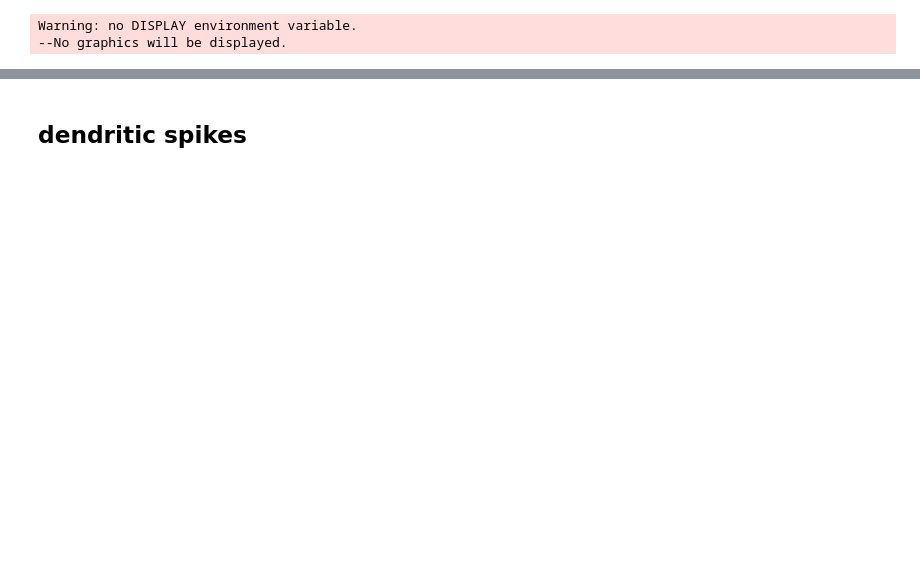
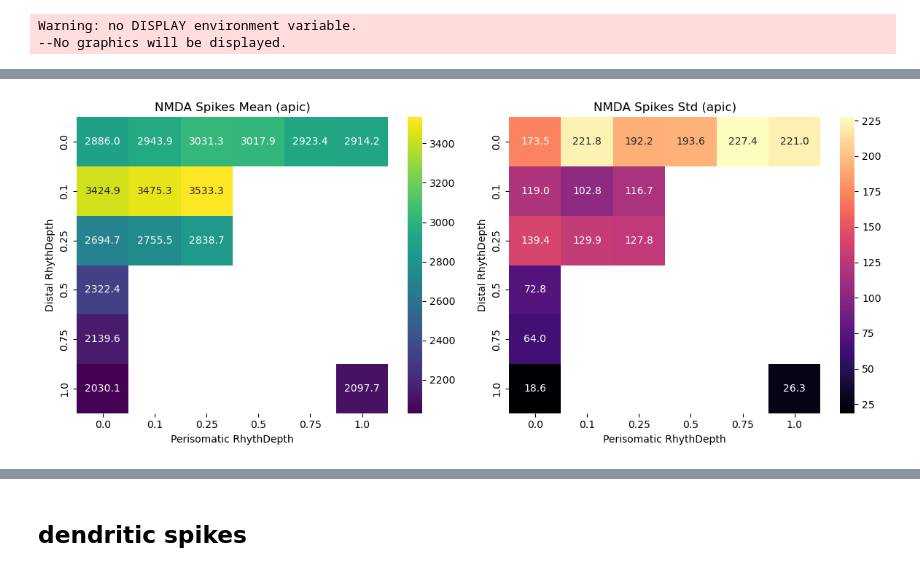
Before and after one commit to davidfague/Neural-Modeling, a Jupyter notebook: notebooks/rhyth_depth_mod_across_seeds.ipynb, the cells around one changed output, grey strips where cells are left out. Saved outputs shown, nothing was run; the diff lists cells and outputs as text; code cells hidden in the pictures; blank space fills up the shorter version.

Commit message:
update result of /notebooks/rhyth_depth_mod_across_seeds.ipynb

```diff
--- a/notebooks/rhyth_depth_mod_across_seeds.ipynb
+++ b/notebooks/rhyth_depth_mod_across_seeds.ipynb
@@ -1,7 +1,9 @@
 # %% [markdown]
 Notebook for analyzing the distribution of dendritic spikes across random_seed & depth_of_modulation
 # %%
-sim_directory = "/home/drfrbc/Neural-Modeling/scripts/2025-01-13-14-26-16-BenSynapses_testing_depth_of_mod"
+# sim_directory = "/home/drfrbc/Neural-Modeling/scripts/2025-01-13-14-26-16-BenSynapses_testing_depth_of_mod"
+# sim_directory = "/home/drfrbc/Neural-Modeling/scripts/2025-02-01-11-40-BenSynapses_testing_new_tuning"
+sim_directory = "/home/drfrbc/Neural-Modeling/scripts/2025-02-13-12-46-measuring_across_rhyths_across_seeds"
 # %%
 %cd ../scripts
 # %% [output]
@@ -62,7 +64,11 @@ Retry 115/1000 failed: Trace length is 17 not 20, retrying...
 # %%
+# record soma firing rates, depth of modulations.
+
 from Modules import analysis
 # Initialize a list to store soma firing rates
 soma_firing_rates = []
+distal_rhyth_depths = []
+perisomatic_rhyth_depths = []
 
 # Compute the soma firing rate for each simulation directory
 for sim_dir in spike_table.simulation_directory:
@@ -78,5 +84,88 @@ for sim_dir in spike_table.simulation_directory:
     firing_rate = len(spks[0][:]) / (params.h_tstop / 1000)  # Convert ms to seconds
     soma_firing_rates.append(firing_rate)
 
+    distal_rhyth_depths.append(params.rhyth_depth_inh_distal)
+    perisomatic_rhyth_depths.append(params.rhyth_depth_inh_perisomatic)
+
 # Add the soma firing rate column to spike_table
 spike_table['soma_firing_rate'] = soma_firing_rates
+spike_table['perisomatic_rhyth_depth'] = perisomatic_rhyth_depths
+spike_table['distal_rhyth_depth'] = distal_rhyth_depths
+# %%
+import pandas as pd
+import matplotlib.pyplot as plt
+import seaborn as sns
+
+# --- 1. Grouping by both rhythmic depth variables ---
+# Adjust the grouping to use both distal and perisomatic rhythmic depths
+grouped_stats = spike_table.groupby(
+    ['distal_rhyth_depth', 'perisomatic_rhyth_depth', 'Segment_Type']
+)[['Total_NMDA_Spikes', 'Total_NA_Spikes', 'Total_CA_Spikes', 'soma_firing_rate']].agg(['mean', 'std'])
+
+# Flatten the multi-index columns (e.g. Total_NMDA_Spikes_mean)
+grouped_stats.columns = ['_'.join(col).strip() for col in grouped_stats.columns.values]
+grouped_stats = grouped_stats.reset_index()
+
+print(grouped_stats.head())
+
+# --- 2. Plotting the metrics as a function of both variables via heatmaps ---
+
+# List of spike types and titles for plots
+spike_types = ['Total_NMDA_Spikes', 'Total_NA_Spikes', 'Total_CA_Spikes']
+titles = ['NMDA Spikes', 'NA Spikes', 'CA Spikes']
+
+# Loop over each spike type and each segment type to create heatmaps for mean and std
+for spike_type, title in zip(spike_types, titles):
+    for segment_type in grouped_stats['Segment_Type'].unique():
+        # Subset the data for this segment type
+        subset = grouped_stats[grouped_stats['Segment_Type'] == segment_type]
+
+        # Pivot so rows are distal and columns are perisomatic rhythmic depth
+        pivot_mean = subset.pivot(index='distal_rhyth_depth',
+                                  columns='perisomatic_rhyth_depth',
+                                  values=f'{spike_type}_mean')
+        pivot_std = subset.pivot(index='distal_rhyth_depth',
+                                 columns='perisomatic_rhyth_depth',
+                                 values=f'{spike_type}_std')
+
+        # Create a figure with two subplots: one for mean and one for std
+        fig, axes = plt.subplots(1, 2, figsize=(12, 5))
+
+        sns.heatmap(pivot_mean, ax=axes[0], cmap="viridis", annot=True, fmt=".1f")
+        axes[0].set_title(f'{title} Mean ({segment_type})')
+        axes[0].set_xlabel('Perisomatic RhythDepth')
+        axes[0].set_ylabel('Distal RhythDepth')
+
+        sns.heatmap(pivot_std, ax=axes[1], cmap="magma", annot=True, fmt=".1f")
+        axes[1].set_title(f'{title} Std ({segment_type})')
+        axes[1].set_xlabel('Perisomatic RhythDepth')
+        axes[1].set_ylabel('Distal RhythDepth')
+
+        plt.tight_layout()
+        plt.show()
+
+# --- 3. Plotting Soma Firing Rate similarly ---
+for segment_type in grouped_stats['Segment_Type'].unique():
+    subset = grouped_stats[grouped_stats['Segment_Type'] == segment_type]
+    pivot_mean = subset.pivot(index='distal_rhyth_depth',
+                              columns='perisomatic_rhyth_depth',
+                              values='soma_firing_rate_mean')
+    pivot_std = subset.pivot(index='distal_rhyth_depth',
+                             columns='perisomatic_rhyth_depth',
+                             values='soma_firing_rate_std')
+
+    fig, axes = plt.subplots(1, 2, figsize=(12, 5))
+
+    sns.heatmap(pivot_mean, ax=axes[0], cmap="viridis", annot=True, fmt=".1f")
+    axes[0].set_title(f'Soma Firing Rate Mean ({segment_type})')
+    axes[0].set_xlabel('Perisomatic RhythDepth')
+    axes[0].set_ylabel('Distal RhythDepth')
+
+    sns.heatmap(pivot_std, ax=axes[1], cmap="magma", annot=True, fmt=".1f")
+    axes[1].set_title(f'Soma Firing Rate Std ({segment_type})')
+    axes[1].set_xlabel('Perisomatic RhythDepth')
+    axes[1].set_ylabel('Distal RhythDepth')
+
+    plt.tight_layout()
+    plt.show()
+# %% [output]
@@ -82,0 +189 @@ spike_table['soma_firing_rate'] = soma_firing_rates
+[figure, added]
```
Also changed, not shown: parts of 9 cells of this notebook.
